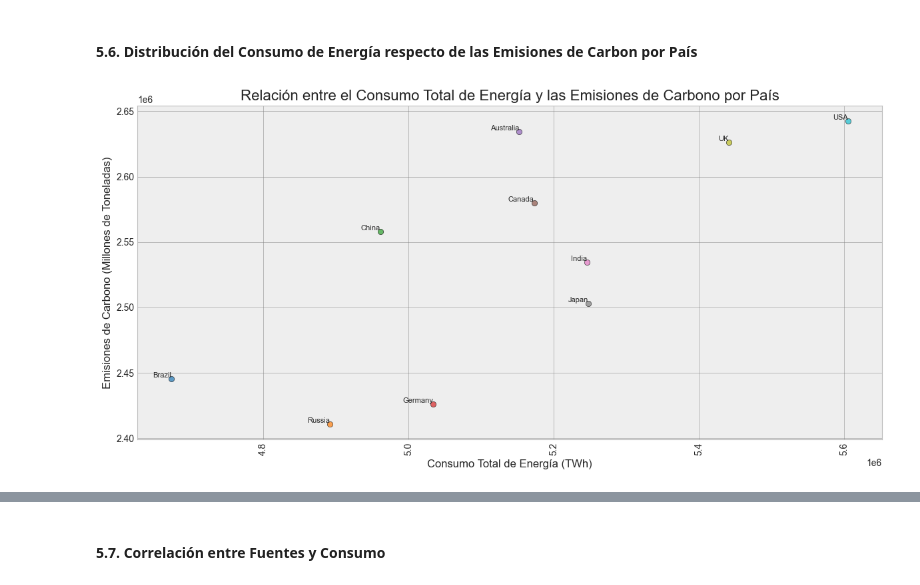
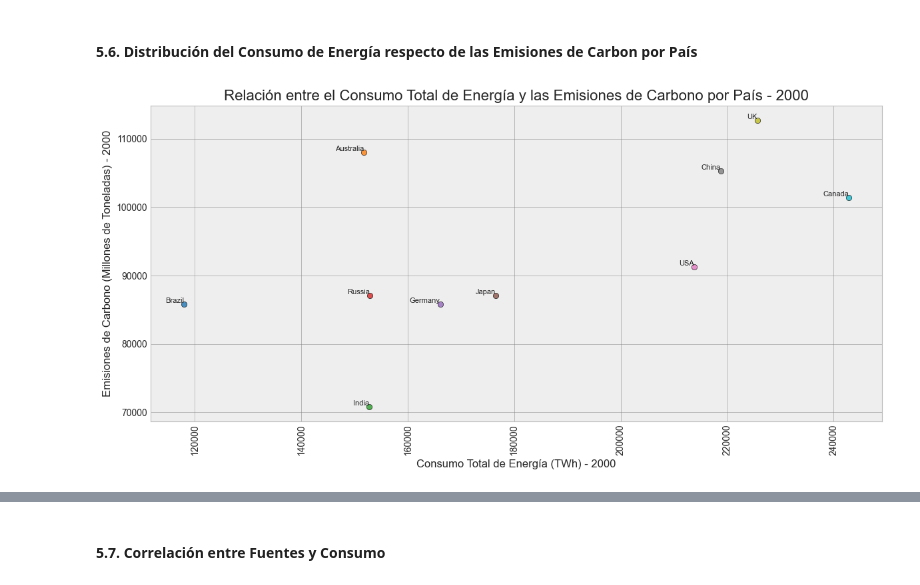
Before and after one commit to juanma200109/Analisis-de-Consumo-de-Energia-Global, a Jupyter notebook: notebooks/Consumo_de_Energia_Global_2000-2024.ipynb, the cells around one changed output, grey strips where cells are left out. Saved outputs shown, nothing was run; the diff lists cells and outputs as text; code cells hidden in the pictures.

```diff
--- a/notebooks/Consumo_de_Energia_Global_2000-2024.ipynb
+++ b/notebooks/Consumo_de_Energia_Global_2000-2024.ipynb
@@ -419,7 +419,7 @@ viz.crear_grafico_barras_agrupadas(df, 'Country', 'Renewable Energy Share (%)',
 # %% [markdown]
 #### 5.6. Distribución del Consumo de Energía respecto de las Emisiones de Carbon por País
 # %%
-# Creando un gráfico de dispersión entre el consumo total de energía y las emisiones de carbono
-viz.crear_grafico_dispersion(df, 'Country', 'Total Energy Consumption (TWh)', 'Carbon Emissions (Million Tons)', 'Consumo Total de Energía (TWh)', 'Emisiones de Carbono (Millones de Toneladas)', 'Relación entre el Consumo Total de Energía y las Emisiones de Carbono por País')
+# Creando un gráfico de dispersión entre el consumo total de energía y las emisiones de carbono para el año 2000
+viz.crear_grafico_dispersion_por_año(df, 'Country', 'Year', '2000', 'Total Energy Consumption (TWh)', 'Carbon Emissions (Million Tons)', 'Consumo Total de Energía (TWh)', 'Emisiones de Carbono (Millones de Toneladas)', 'Relación entre el Consumo Total de Energía y las Emisiones de Carbono por País')
 # %% [output]
-[figure, old version]
+[figure, new version]
```
Also changed, not shown: parts of 5 cells of this notebook, 1 other file.
